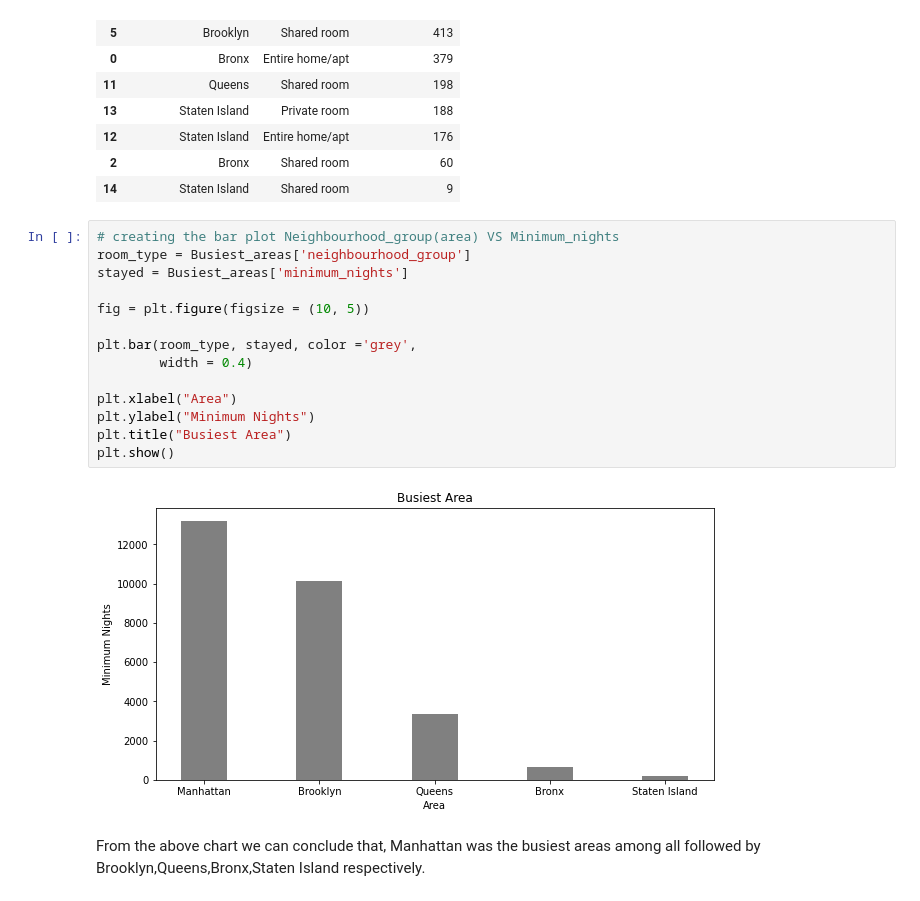
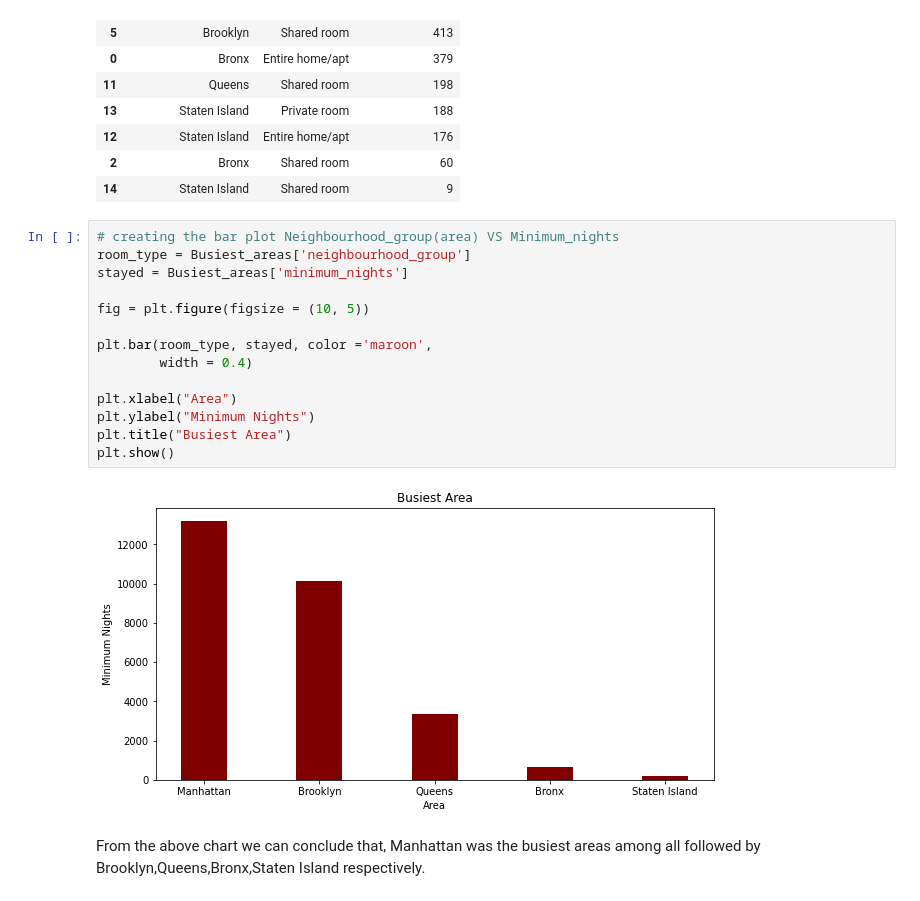
Before and after one commit to sugandhsec/AIRBNB-Analysis, a Jupyter notebook: Copy_of_Airbnb_Bookings_Analysis_Capstone_Project.ipynb, the cells around one changed output. Cells and saved outputs as stored; diff of their text form.

```diff
--- a/Copy_of_Airbnb_Bookings_Analysis_Capstone_Project.ipynb
+++ b/Copy_of_Airbnb_Bookings_Analysis_Capstone_Project.ipynb
@@ -340,19 +340,19 @@ Busiest_areas
 # %%
 # creating the bar plot Neighbourhood_group(area) VS Minimum_nights
 room_type = Busiest_areas['neighbourhood_group']
 stayed = Busiest_areas['minimum_nights']
 
 fig = plt.figure(figsize = (10, 5))
 
-plt.bar(room_type, stayed, color ='grey',
+plt.bar(room_type, stayed, color ='maroon',
         width = 0.4)
 
 plt.xlabel("Area")
 plt.ylabel("Minimum Nights")
 plt.title("Busiest Area")
 plt.show()
 # %% [output]
-[figure, old version]
+[figure, new version]
 # %% [markdown]
 From the above chart we can conclude that, Manhattan was the busiest areas among all followed by Brooklyn,Queens,Bronx,Staten Island respectively.
 # %% [markdown]
```
Also changed, not shown: parts of 2 cells of this notebook.
